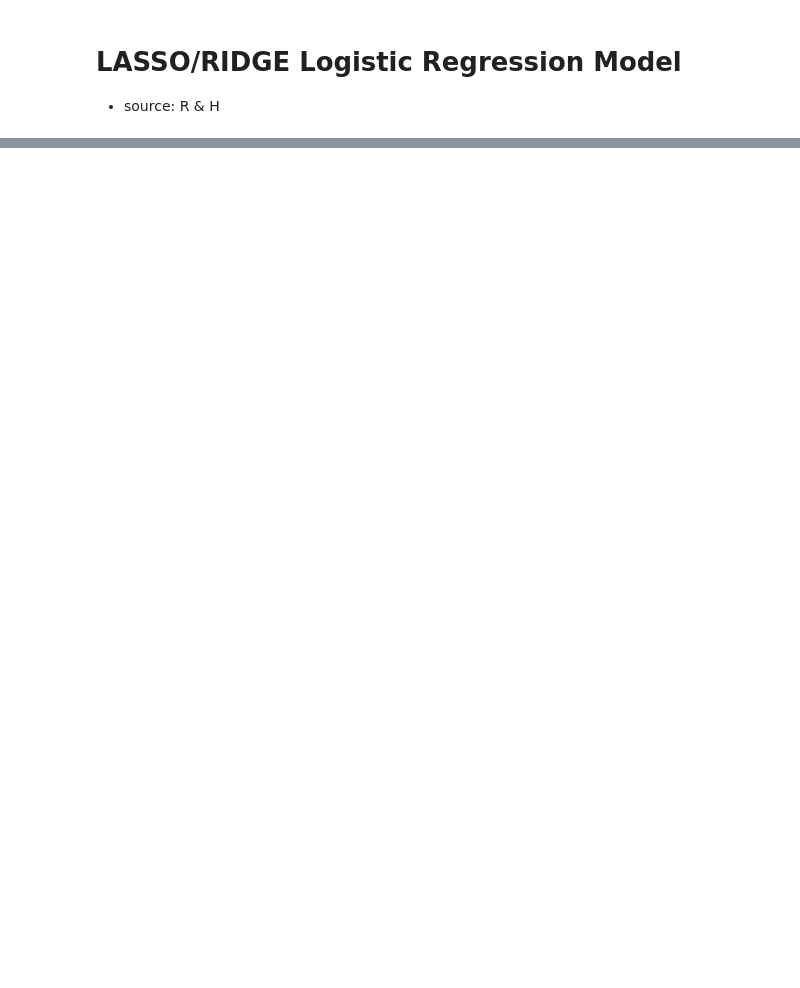
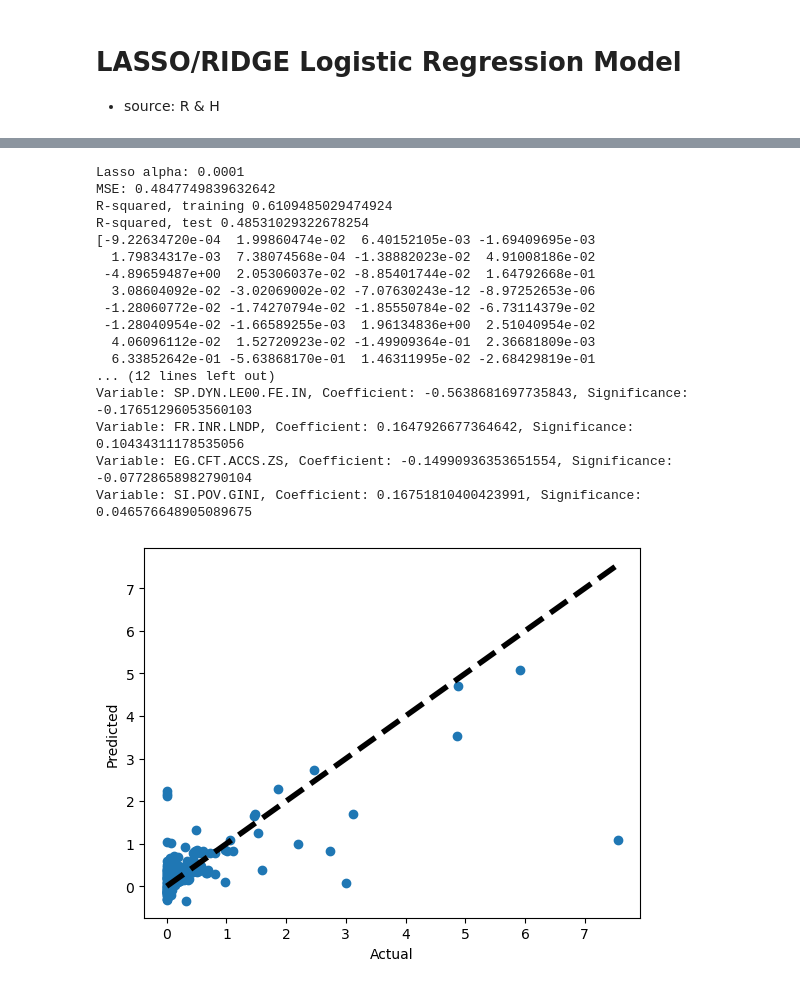
Before and after one commit to ShuklaPriyam/Data_Revolutions, a Jupyter notebook: Model/LASSO.ipynb, the cells around one changed output, grey strips where cells are left out. Saved outputs shown, nothing was run; the diff lists cells and outputs as text; code cells hidden in the pictures; blank space fills up the shorter version.

Commit message:
LASSO

```diff
--- a/Model/LASSO.ipynb
+++ b/Model/LASSO.ipynb
@@ -49,0 +65,11 @@ KeyError: "['code', 'geo_x', 'country_x', 'geo_y', 'country_y'] not found in axi
+# %%
+# X = df_world.drop(['date', 'unrest_index', 'country_code', 'Country', 'year', 'time_period'], axis=1)
+X = df_MENA.drop(['date', 'unrest_index', 'country_code', 'Country', 'year'], axis=1)
+
+# Calculate sd
+x_sd = np.std(X, ddof=1)
+
+print(X.shape)
+print(X.duplicated().sum())
+print(X.isnull().sum())
+X
@@ -49,0 +107,49 @@ KeyError: "['code', 'geo_x', 'country_x', 'geo_y', 'country_y'] not found in axi
+# %%
+# Load your data into X and y
+# Split your data into training and testing sets
+y = df_MENA['unrest_index']
+X_train, X_test, y_train, y_test = train_test_split(X, y, test_size=0.2, random_state=42)
+
+# Create a Lasso model with alpha values
+alphas = np.logspace(-4,4,20)
+lasso_cv = LassoCV(alphas=alphas, cv=10)
+lasso = Lasso(alpha=20)
+
+# Fit the Lasso model on the training data
+lasso_cv.fit(X_train, y_train)
+
+# Make predictions on the test data
+y_pred = lasso_cv.predict(X_test)
+
+# Calculate the mean squared error of the predictions
+print('Lasso alpha:', lasso_cv.alpha_)
+summary(lasso_cv, X, X_train, X_test, y_train, y_test, y_pred, x_sd)
+top_10 = np.argsort(np.abs(lasso_cv.coef_/x_sd))[::-1][:10]
+for i in top_10:
+    print(f'Variable: {X.columns[i]}, Coefficient: {lasso_cv.coef_[i]}, Significance: {lasso_cv.coef_[i]/x_sd[i]}')
+
+
+plt.scatter(y_test, y_pred)
+plt.plot([min(y_test), max(y_test)], [min(y_test), max(y_test)], 'k--', lw=4)
+plt.xlabel('Actual')
+plt.ylabel('Predicted')
+plt.show()
+# %% [output]
+Lasso alpha: 0.0001
+MSE: 0.4847749839632642
+R-squared, training 0.6109485029474924
+R-squared, test 0.48531029322678254
+[-9.22634720e-04  1.99860474e-02  6.40152105e-03 -1.69409695e-03
+  1.79834317e-03  7.38074568e-04 -1.38882023e-02  4.91008186e-02
+ -4.89659487e+00  2.05306037e-02 -8.85401744e-02  1.64792668e-01
+  3.08604092e-02 -3.02069002e-02 -7.07630243e-12 -8.97252653e-06
+ -1.28060772e-02 -1.74270794e-02 -1.85550784e-02 -6.73114379e-02
+ -1.28040954e-02 -1.66589255e-03  1.96134836e+00  2.51040954e-02
+  4.06096112e-02  1.52720923e-02 -1.49909364e-01  2.36681809e-03
+  6.33852642e-01 -5.63868170e-01  1.46311995e-02 -2.68429819e-01
+... (12 lines left out)
+Variable: SP.DYN.LE00.FE.IN, Coefficient: -0.5638681697735843, Significance: -0.17651296053560103
+Variable: FR.INR.LNDP, Coefficient: 0.1647926677364642, Significance: 0.10434311178535056
+Variable: EG.CFT.ACCS.ZS, Coefficient: -0.14990936353651554, Significance: -0.07728658982790104
+Variable: SI.POV.GINI, Coefficient: 0.16751810400423991, Significance: 0.046576648905089675
+[figure, added]
```
Also changed, not shown: parts of 10 cells of this notebook, 1 other file.
